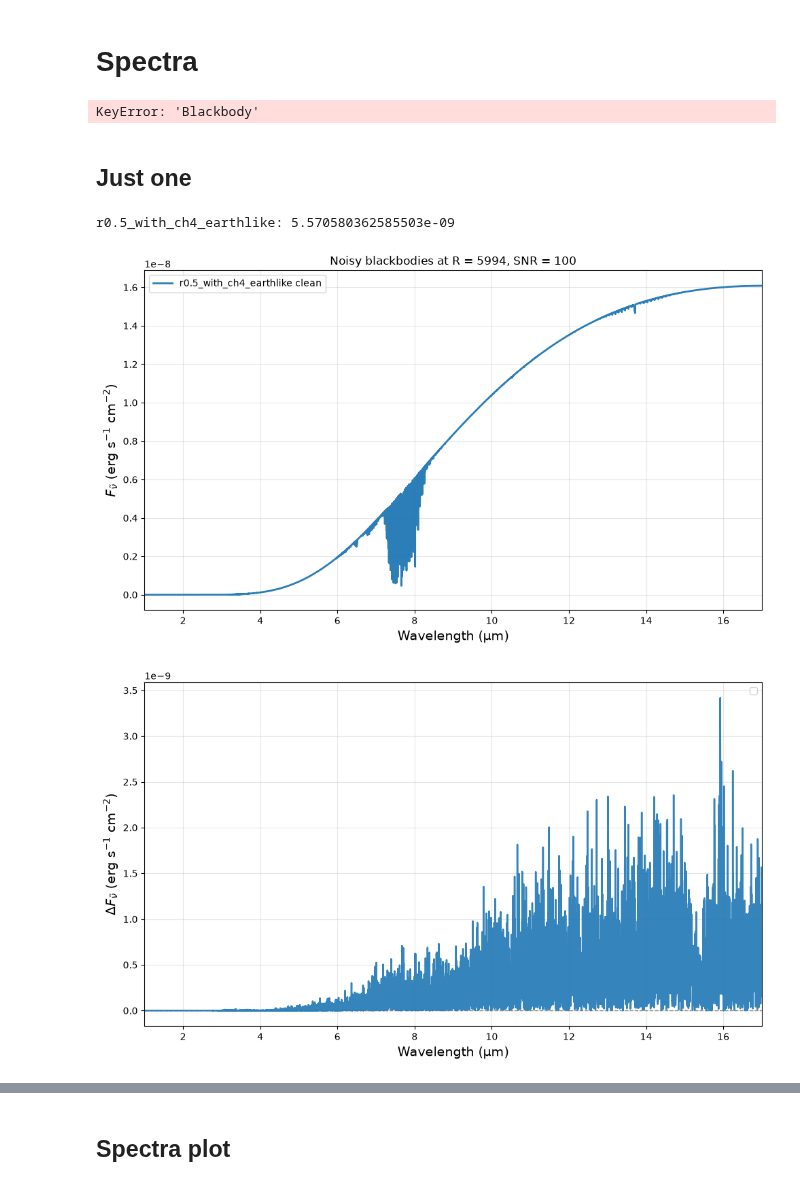
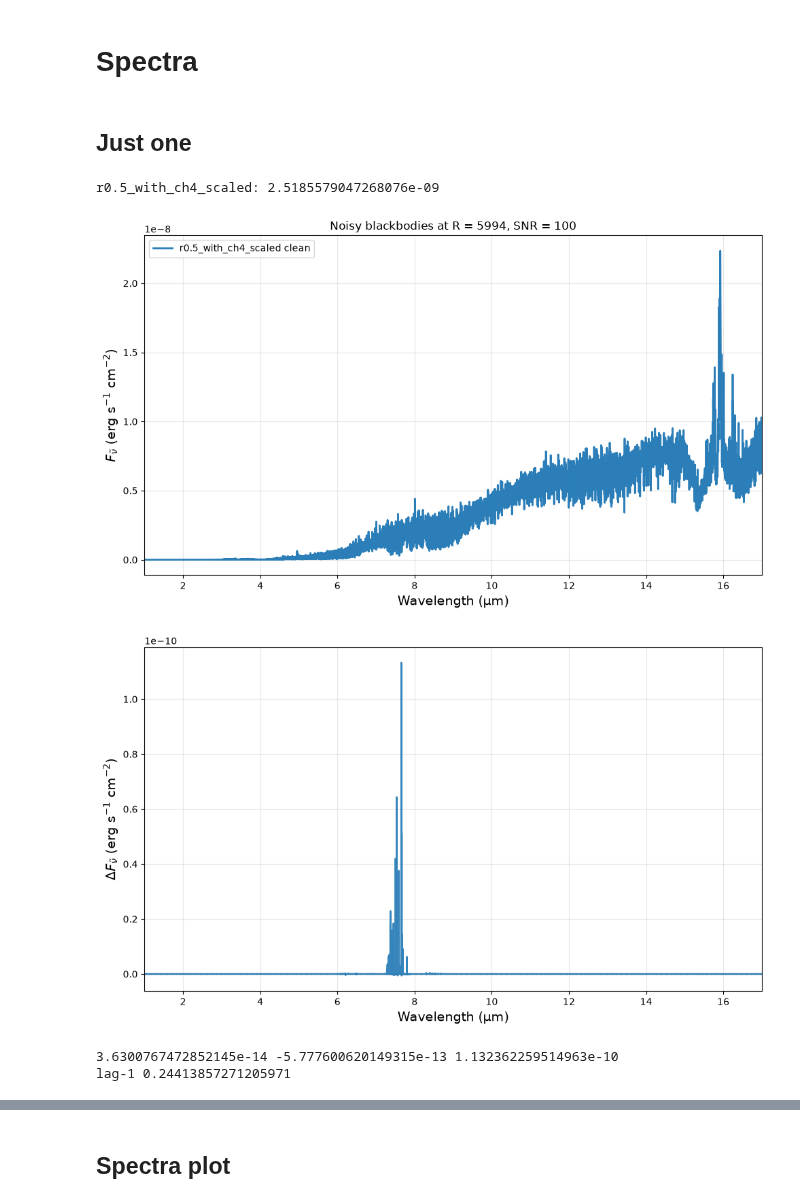
Before and after one commit to zanecollins/sgl_science_case, a Jupyter notebook: sgl_science_case/notebooks/hitran_xsc.ipynb, the cells around one changed output, grey strips where cells are left out. Saved outputs shown, nothing was run; the diff lists cells and outputs as text; code cells hidden in the pictures.

```diff
--- a/sgl_science_case/notebooks/hitran_xsc.ipynb
+++ b/sgl_science_case/notebooks/hitran_xsc.ipynb
@@ -579,9 +598,7 @@ res_dict = {
 
 }
 # %%
-res_dict['Blackbody'][5994]['flux_clean'] *= np.pi / const.c.cgs.value
+# res_dict['Blackbody'][5994]['flux_clean'] *= np.pi / const.c.cgs.value
-# %% [output]
-KeyError: 'Blackbody'
 # %% [markdown]
 ## Just one
 # %%
@@ -592,7 +609,7 @@ R = 5994
 snr = 100
 R_key = int(R)
 
-names = ["r0.5_with_ch4_earthlike"]#
+names = ["r0.5_with_ch4_scaled"]#
 colors = ["C0", "C1", "C2", "C3", "C4", "C5", "C6"]
 i = 0
 
@@ -637,102 +654,62 @@ plt.grid(True, which="both", alpha=0.3)
 plt.tight_layout()
 plt.show()
 # %% [output]
-r0.5_with_ch4_earthlike: 5.570580362585503e-09
+r0.5_with_ch4_scaled: 2.5185579047268076e-09
-[figure, old version]
+[figure, new version]
 # %%
 plt.figure(figsize=(10, 6))
 plt_min, plt_max = 1,17#3.57, 3.59
 R = 5994
-snr = 10
+snr = 1000
 R_key = int(R)
 mol_of_interest = "ch4"
 
 # --- difference spectrum (WITH − WITHOUT) ---
-d_with = res_dict[f"r0_with_{mol_of_interest}"][R_key]
-d_without = res_dict[f"r0_with_{mol_of_interest}"][R_key]
+d_with = res_dict[f"r0.5_with_{mol_of_interest}_scaled"][R_key]
+d_without = res_dict[f"r0.5_without_{mol_of_interest}_scaled"][R_key]
 
 
 x = np.asarray(d_with["wavelength_grid"], dtype=np.float64)
-y_with = np.asarray(d_with["flux_clean"], dtype=np.float64)
-y_without = np.asarray(d_without["flux_snr10"], dtype=np.float64)
+y_with = np.asarray(d_with[f"flux_clean"], dtype=np.float64)
+y_without = np.asarray(d_without[f"flux_clean"], dtype=np.float64)
 
 m = (
     np.isfinite(x)
     & np.isfinite(y_with)
     & np.isfinite(y_without)
     & (y_with > 0)
     & (y_without > 0)
     & (x >= plt_min)
     & (x <= plt_max)
 )
 
-diff = y_with[m] - y_without[m]
+diff = (y_with[m]) - (y_without[m])
 
 plt.plot(
     x[m],
-    np.abs(diff),
+    (diff),
     lw=1.8,
     color="C0",
     alpha=0.9,
 )
-
-# # --- pure DMS: continuum-subtract + scale ---
-# d_dms = res_dict["CH4"][R_key]
-# x_dms = np.asarray(d_dms["wavelength_grid"], dtype=np.float64)
-# y_dms = np.asarray(d_dms["flux_clean"], dtype=np.float64)
-
-# d_bb = res_dict["BLACKBODY"][R_key]
-# x_bb = np.asarray(d_bb["wavelength_grid"], dtype=np.float64)
-# y_bb_raw = np.asarray(d_bb["flux_clean"], dtype=np.float64)
-
-# if not np.all(np.diff(x_bb) > 0):
-#     raise ValueError("Blackbody wavelength grid is not strictly increasing")
-
-# y_bb = np.interp(x_dms, x_bb, y_bb_raw)
-
-# m_dms = (
-#     np.isfinite(x_dms)
-#     & np.isfinite(y_dms)
-#     & np.isfinite(y_bb)
-#     & (x_dms >= plt_min)
-#     & (x_dms <= plt_max)
-# )
-
-# dms_residual = y_dms[m_dms] - y_bb[m_dms]
-
-# ---------- scaling ----------
-# Option A: manual scale (easiest to tune by eye)
-scale = 1.0          # <--- change this number until the features line up
-
-# Option B: automatic scale that matches the deepest trough
-# (uncomment the next two lines if you prefer this)
-# deepest_diff = np.min(diff)
-# deepest_dms  = np.min(dms_residual)
-# scale = deepest_diff / deepest_dms if deepest_dms != 0 else 1.0
-
-# dms_scaled = dms_residual * scale
-
-# plt.plot(
-#     x_dms[m_dms],
-#     dms_scaled,
-#     lw=1.5,
-#     color="C1",
-#     alpha=0.85,
-#     ls="--",
-#     label=f"DMS − BB (scaled ×{scale:.3g})",
-# )
 
 plt.axhline(0, color="k", ls="--", lw=1, alpha=0.5, zorder=0)
 # plt.yscale("log")
 plt.xlim(plt_min, plt_max)
 plt.xlabel("Wavelength (µm)", fontsize=14)
 plt.ylabel(
     r"$\Delta F_{\tilde{\nu}}$ (erg s$^{-1}$ cm$^{-2}$)",
     fontsize=14,
 )
 # plt.title(f"Difference (WITH − WITHOUT) + scaled continuum-subtracted {mol_of_interest}\nR = {int(R)}")
 plt.grid(True, which="both", alpha=0.3)
 plt.tight_layout()
 plt.show()
+
+r = diff
+print(r.mean(), np.min(r), np.max(r))
+print("lag-1", np.corrcoef(r[1:], r[:-1])[0,1])
 # %% [output]
-[figure, old version]
+[figure, new version]
+3.6300767472852145e-14 -5.777600620149315e-13 1.132362259514963e-10
+lag-1 0.24413857271205971
```
Also changed, not shown: parts of 10 cells of this notebook, 38 other files.
